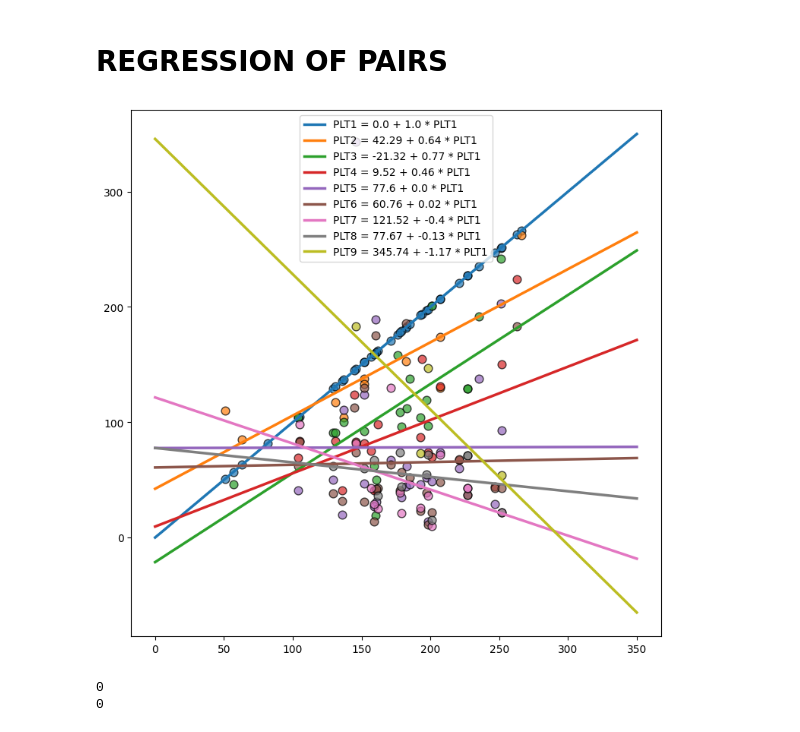
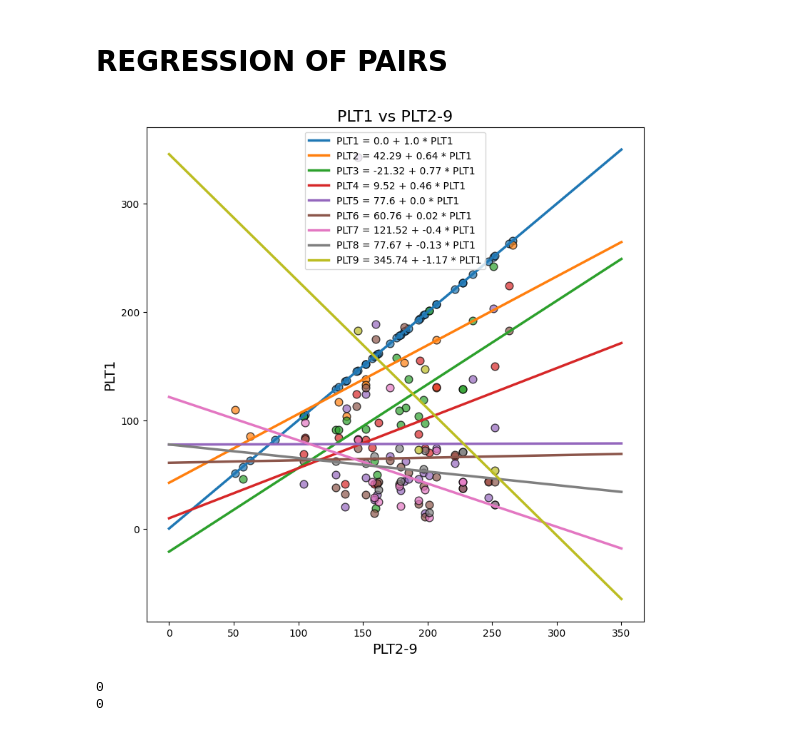
Before and after one commit to khnam-ng/SevereDengueFever, a Jupyter notebook: notebooks/RF_4.ipynb, the cells around one changed output. Saved outputs shown, nothing was run; the diff lists cells and outputs as text; code cells hidden in the pictures.

```diff
--- a/notebooks/RF_4.ipynb
+++ b/notebooks/RF_4.ipynb
@@ -94,8 +94,8 @@ Diagnosis's classes:  {'1': 56.4, '2': 39.66, '3': 3.94}
 # %% [markdown]
 # DISTRIBUTION OF EACH COL
 # %%
-df = df[['AST1','AST2','AST3','AST4','AST5','AST6','AST7','AST8','AST9','PLT1','PLT2','PLT3','PLT4','PLT5','PLT6','PLT7','PLT8','PLT9','Diagnosis']]
-# df = df.apply(pd.to_numeric, errors='coerce')
+df = df[['ALT1','ALT2','ALT3','ALT4','ALT5','ALT6','ALT7','ALT8','ALT9','AST1','AST2','AST3','AST4','AST5','AST6','AST7','AST8','AST9','PLT1','PLT2','PLT3','PLT4','PLT5','PLT6','PLT7','PLT8','PLT9','Diagnosis']]
+df = df.apply(pd.to_numeric, errors='coerce')
 # %%
 x = df['PLT1'].fillna(0)
 y = df['PLT2'].fillna(0)
@@ -192,35 +212,37 @@ distribution_plot(df, 'AST4')
 # %%
 # Initialize layout
 fig, ax = plt.subplots(figsize=(9, 9))
 for j in range(9):
     y_PLT = 'PLT' + str(j+1)
     # x = df['PLT1'].fillna(np.mean(df['PLT1']))
     # y = df[y_PLT].fillna(np.mean(df[y_PLT]))
     x = df['PLT1'].fillna(0)
     y = df[y_PLT].fillna(0)
     for i in range(len(y)):
         if y.loc[i] == 0 or x.loc[i] == 0:
             y = y.drop(i)
             x = x.drop(i)
 
     # Add scatterplot
     ax.scatter(x, y, s=60, alpha=0.7, edgecolors="k")
 
     # Fit linear regression via least squares with numpy.polyfit
     # It returns an slope (b) and intercept (a)
     # deg=1 means linear fit (i.e. polynomial of degree 1)
     b, a = np.polyfit(x, y, deg=1)
 
     # Create sequence of 100 numbers from 0 to 100
     xseq = np.linspace(0, 350, num=100)
 
     # Plot regression line
     ax.plot(xseq, a + b * xseq, lw=2.5, label = f'PLT{j+1} = {np.round(a, 2)} + {np.round(b, 2)} * PLT1')
-
+plt.title('PLT1 vs PLT2-9', fontsize=16)
+plt.ylabel('PLT1', fontsize=14)
+plt.xlabel('PLT2-9', fontsize=14)
 plt.legend()
 plt.show()
 # %% [output]
-[figure, old version]
+[figure, new version]
 # %%
 # Initialize layout
 fig, ax = plt.subplots(figsize=(9, 9))
```
Also changed, not shown: parts of 19 cells of this notebook, 2 other files.
